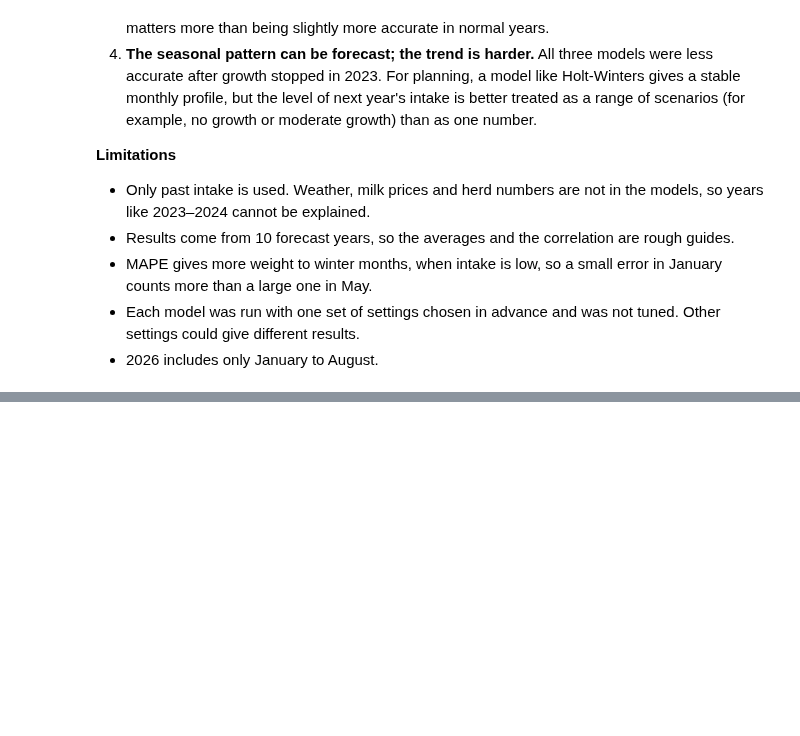
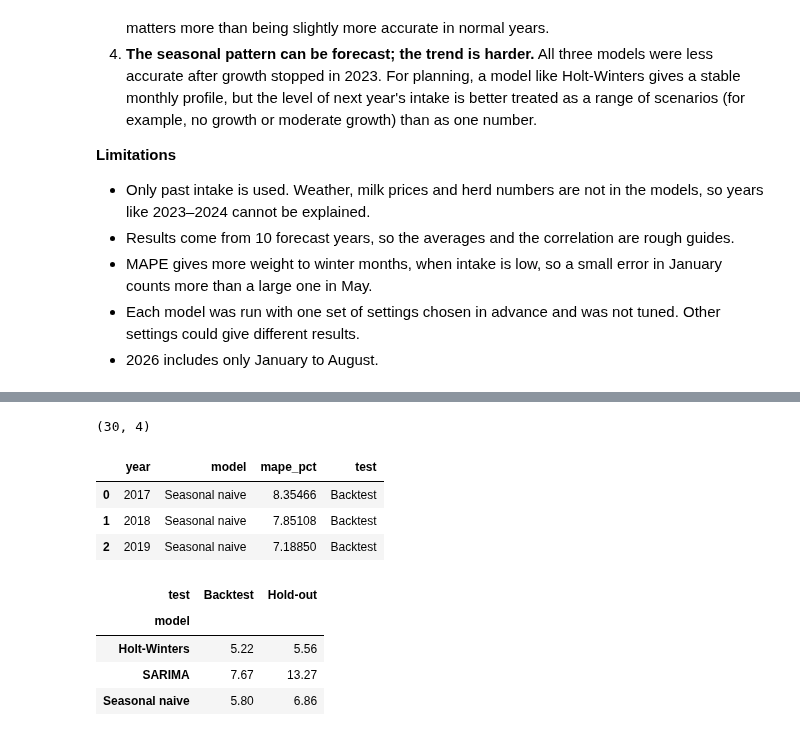
Before and after one commit to temulenbd/irish-dairy-analysis, a Jupyter notebook: notebooks/4_forecasting.ipynb, the cells around one changed output, grey strips where cells are left out. Drawn from its saved outputs; the diff is of its cells as text; code cells hidden in the pictures; blank space fills up the shorter version.

Commit message:
Notebook 4: save Mape results for Power BI

```diff
--- a/notebooks/4_forecasting.ipynb
+++ b/notebooks/4_forecasting.ipynb
@@ -582,0 +587,31 @@ So SARIMA's large errors come from carrying a short-term change at the end of th
+# %%
+# One row per model and year
+mape_results = by_year.reset_index().melt(
+    id_vars="year",
+    var_name="model",
+    value_name="mape_pct",
+)
+
+# Which test each year belongs to
+mape_results["test"] = np.where(
+    mape_results["year"].isin(backtest_years), "Backtest", "Hold-out"
+)
+
+mape_results.to_csv("../data/processed/forecast_mape_by_year.csv", index=False)
+
+print(mape_results.shape)
+display(mape_results.head(3))
+
+# Check: the averages must match Section 6
+display(mape_results.pivot_table(index="model", columns="test", values="mape_pct").round(2))
+# %% [output]
+(30, 4)
+|  | year | model | mape_pct | test |
+| 0 | 2017 | Seasonal naive | 8.35466 | Backtest |
+| 1 | 2018 | Seasonal naive | 7.85108 | Backtest |
+| 2 | 2019 | Seasonal naive | 7.18850 | Backtest |
+| test | Backtest | Hold-out |
+| model |  |  |
+| Holt-Winters | 5.22 | 5.56 |
+| SARIMA | 7.67 | 13.27 |
+| Seasonal naive | 5.80 | 6.86 |
```
Also changed, not shown: parts of 2 cells of this notebook, 2 other files.
